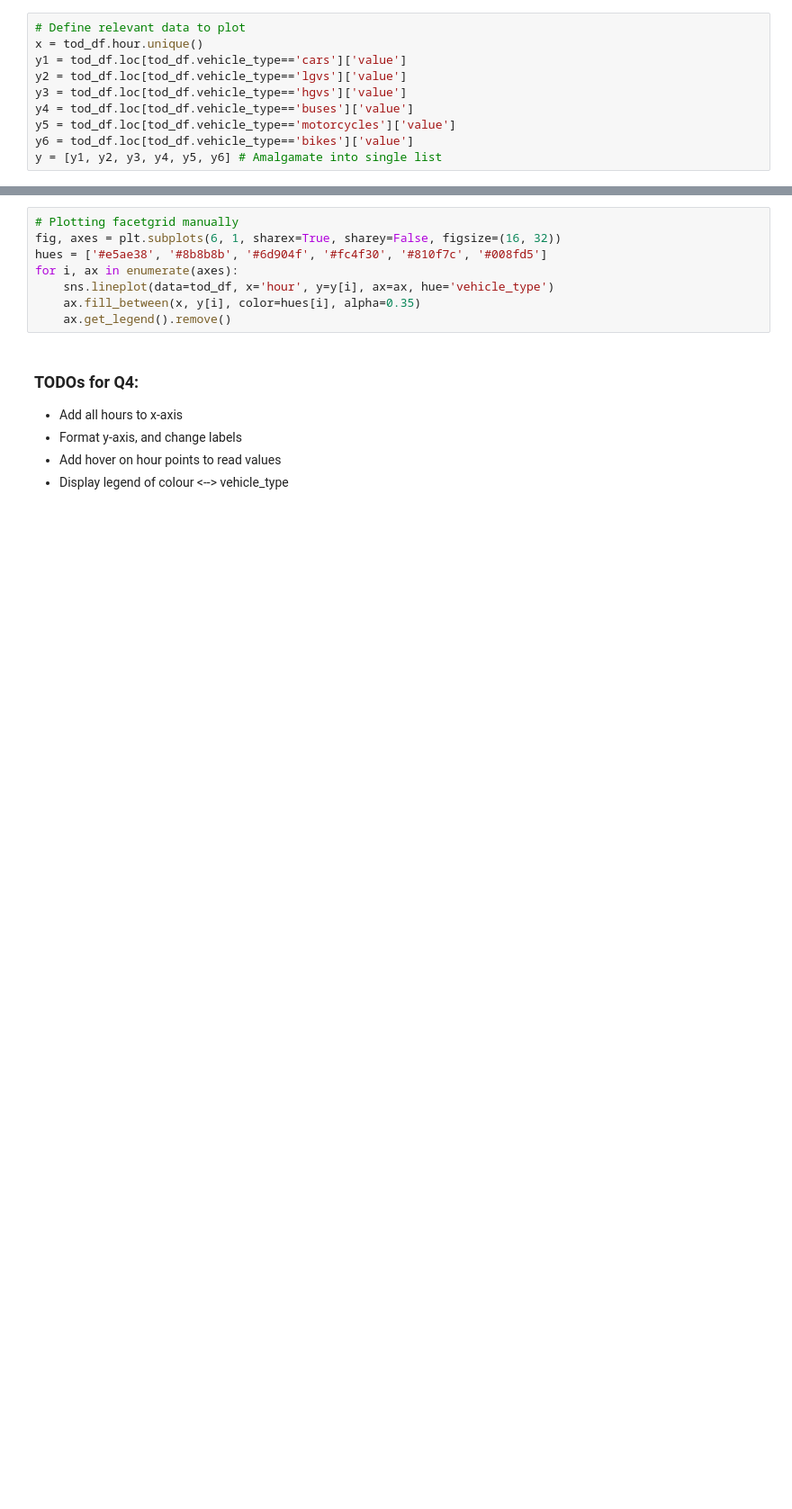
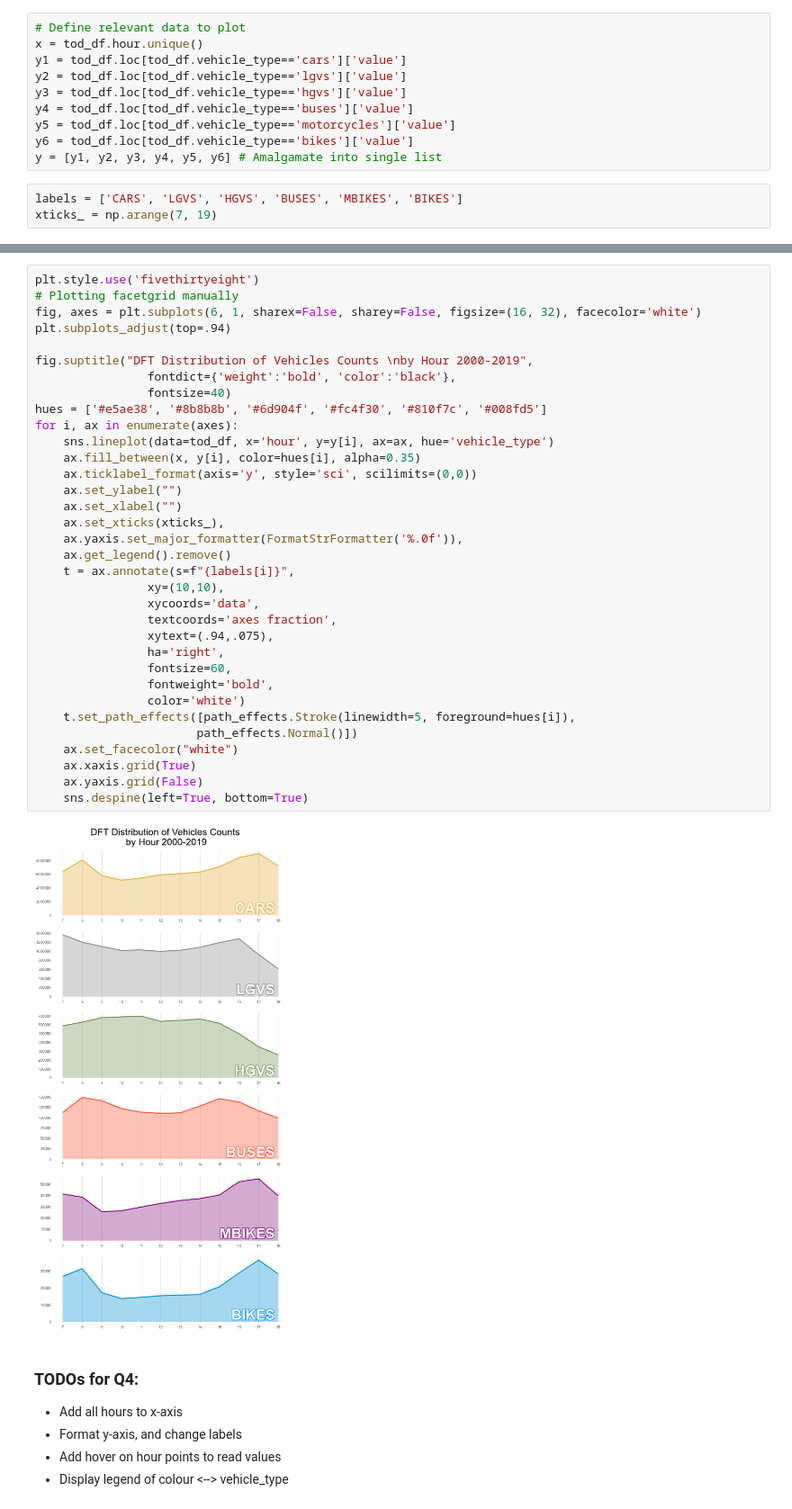
Before and after one commit to c-abbott/scottish-transport-analysis, a Jupyter notebook: project-2-report.ipynb, the cells around one changed output, grey strips where cells are left out. Shown at 90% size. Cells and saved outputs as stored; diff of their text form; blank space fills up the shorter version.

```diff
--- a/project-2-report.ipynb
+++ b/project-2-report.ipynb
@@ -445,3 +457,6 @@ y4 = tod_df.loc[tod_df.vehicle_type=='buses']['value']
 y5 = tod_df.loc[tod_df.vehicle_type=='motorcycles']['value']
 y6 = tod_df.loc[tod_df.vehicle_type=='bikes']['value']
 y = [y1, y2, y3, y4, y5, y6] # Amalgamate into single list
+# %%
+labels = ['CARS', 'LGVS', 'HGVS', 'BUSES', 'MBIKES', 'BIKES']
+xticks_ = np.arange(7, 19)
@@ -448,11 +465,39 @@ y = [y1, y2, y3, y4, y5, y6] # Amalgamate into single list
 # %%
+plt.style.use('fivethirtyeight')
 # Plotting facetgrid manually
-fig, axes = plt.subplots(6, 1, sharex=True, sharey=False, figsize=(16, 32))
+fig, axes = plt.subplots(6, 1, sharex=False, sharey=False, figsize=(16, 32), facecolor='white')
+plt.subplots_adjust(top=.94)
+
+fig.suptitle("DFT Distribution of Vehicles Counts \nby Hour 2000-2019",
+                fontdict={'weight':'bold', 'color':'black'},
+                fontsize=40)
 hues = ['#e5ae38', '#8b8b8b', '#6d904f', '#fc4f30', '#810f7c', '#008fd5']
 for i, ax in enumerate(axes):
     sns.lineplot(data=tod_df, x='hour', y=y[i], ax=ax, hue='vehicle_type')
     ax.fill_between(x, y[i], color=hues[i], alpha=0.35)
+    ax.ticklabel_format(axis='y', style='sci', scilimits=(0,0))
+    ax.set_ylabel("")
+    ax.set_xlabel("")
+    ax.set_xticks(xticks_),
+    ax.yaxis.set_major_formatter(FormatStrFormatter('%.0f')),
     ax.get_legend().remove()
+    t = ax.annotate(s=f"{labels[i]}",
+                xy=(10,10),
+                xycoords='data',
+                textcoords='axes fraction',
+                xytext=(.94,.075),
+                ha='right',
+                fontsize=60,
+                fontweight='bold',
+                color='white')
+    t.set_path_effects([path_effects.Stroke(linewidth=5, foreground=hues[i]),
+                       path_effects.Normal()])
+    ax.set_facecolor("white")
+    ax.xaxis.grid(True)
+    ax.yaxis.grid(False)
+    sns.despine(left=True, bottom=True)
+# %% [output]
+[figure, added]
 # %% [markdown]
 ### TODOs for Q4:
 
```
Also changed, not shown: parts of 5 cells of this notebook.
